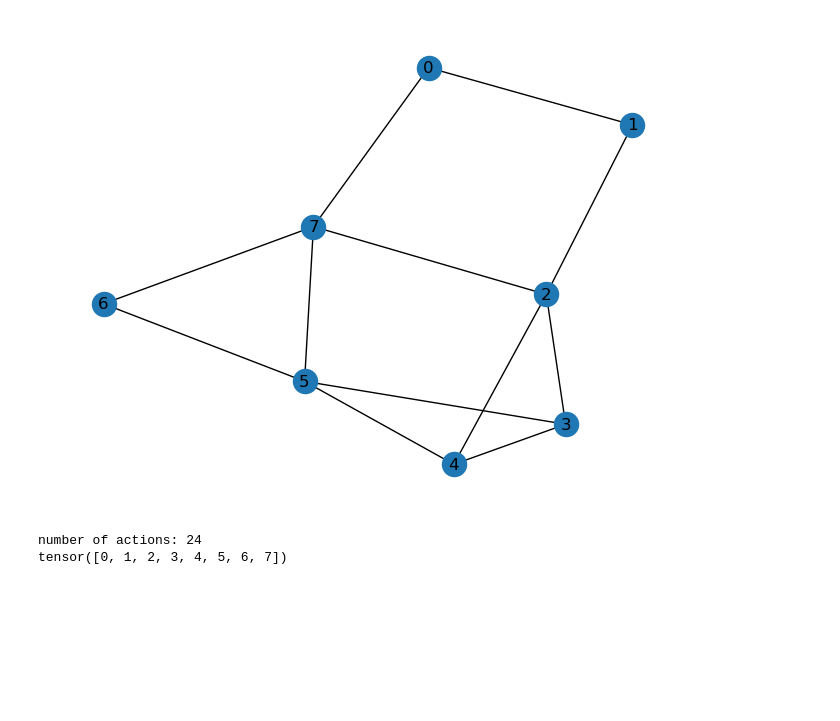
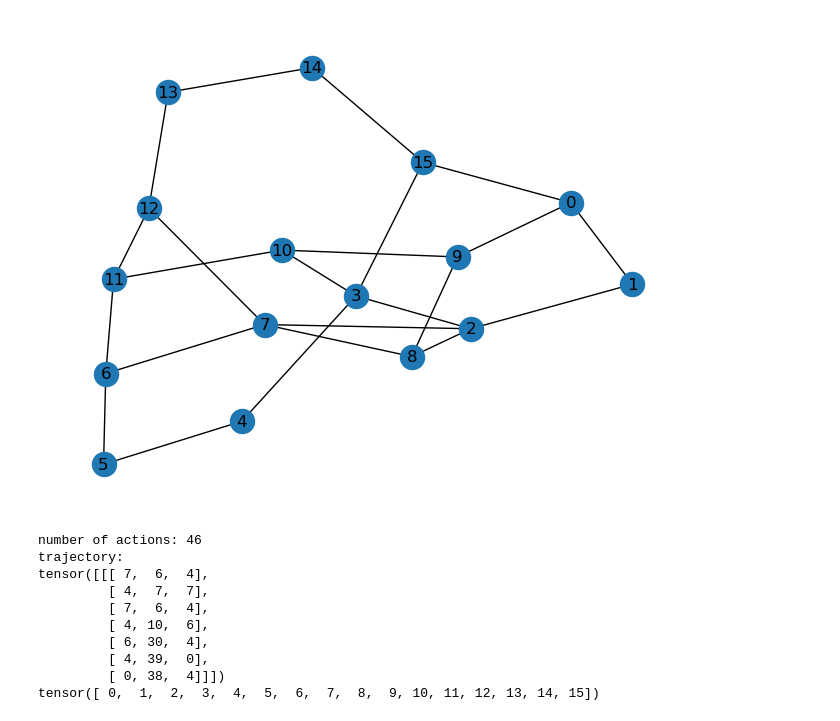
Before and after one commit to calvin4770/POCML, a Jupyter notebook: gcml.ipynb, the cells around one changed output. Drawn from its saved outputs; the diff is of its cells as text; code cells hidden in the pictures; blank space fills up the shorter version.

```diff
--- a/gcml.ipynb
+++ b/gcml.ipynb
@@ -15,44 +15,55 @@ import seaborn as sns
 # %%
 torch.autograd.set_detect_anomaly(True)
 
-n_nodes = 8
-batch_size = 16
+n_nodes = 16
+
+#batch_size = 16        # Note: in og CML trajectory length == batch_size; in POCML this should be decoupled
 state_dim = 100
 random_feature_dim = 1000
-epochs = 10
-n_obs = 8
+epochs = 50
+n_obs = 16
 
-num_desired_trajectories=20
+trajectory_length = 8   # numer of node visits in a trajectory
+num_desired_trajectories= 100
 
 # choose env from "random", "small world" or "dead ends"
-env = GraphEnv(size=n_nodes, n_items=n_obs, env='random', batch_size=batch_size, num_desired_trajectories=num_desired_trajectories, unique = True)
+env = GraphEnv(size=n_nodes, n_items=n_obs, env='random', batch_size=trajectory_length, num_desired_trajectories=num_desired_trajectories, unique = True)
 
-dataset = RandomWalkDataset(env.adj_matrix, batch_size, num_desired_trajectories, n_obs)
+dataset = RandomWalkDataset(env.adj_matrix, trajectory_length, num_desired_trajectories, n_obs)
 dataloader = DataLoader(dataset, batch_size=1, shuffle=True)
 # %%
 adj = env.adj_matrix
 
 # Assuming you have the adjacency matrix stored in the variable "adj"
 G = nx.from_numpy_array(adj.numpy().astype(float))
 
 # Draw the graph using seaborn
 # sns.set()
 seed = 31 # Consistent graph shape across runs
 pos = nx.spring_layout(G, seed=seed)
 nx.draw(G, pos = pos, with_labels=True)
 # Show the plot
 plt.show()
 
 print(f"number of actions: {env.n_actions}")
 
-# for trajectory in dataloader:
-#     print(trajectory)
-#     break
+print("trajectory:")
+for trajectory in dataloader:
+    print(trajectory)
+    break
 
 print(env.items)
 # %% [output]
-[figure, old version]
+[figure, new version]
-number of actions: 24
-tensor([0, 1, 2, 3, 4, 5, 6, 7])
+number of actions: 46
+trajectory:
+tensor([[[ 7,  6,  4],
+         [ 4,  7,  7],
+         [ 7,  6,  4],
+         [ 4, 10,  6],
+         [ 6, 30,  4],
+         [ 4, 39,  0],
+         [ 0, 38,  4]]])
+tensor([ 0,  1,  2,  3,  4,  5,  6,  7,  8,  9, 10, 11, 12, 13, 14, 15])
 # %%
 # Our code
```
Also changed, not shown: parts of 3 cells of this notebook, 2 other files.
